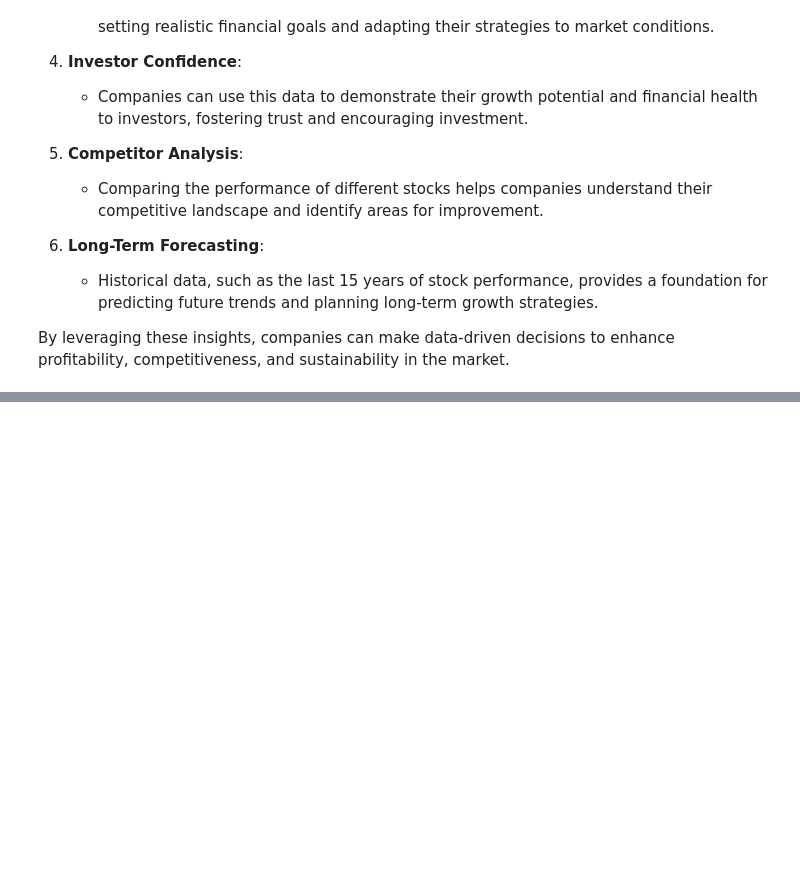
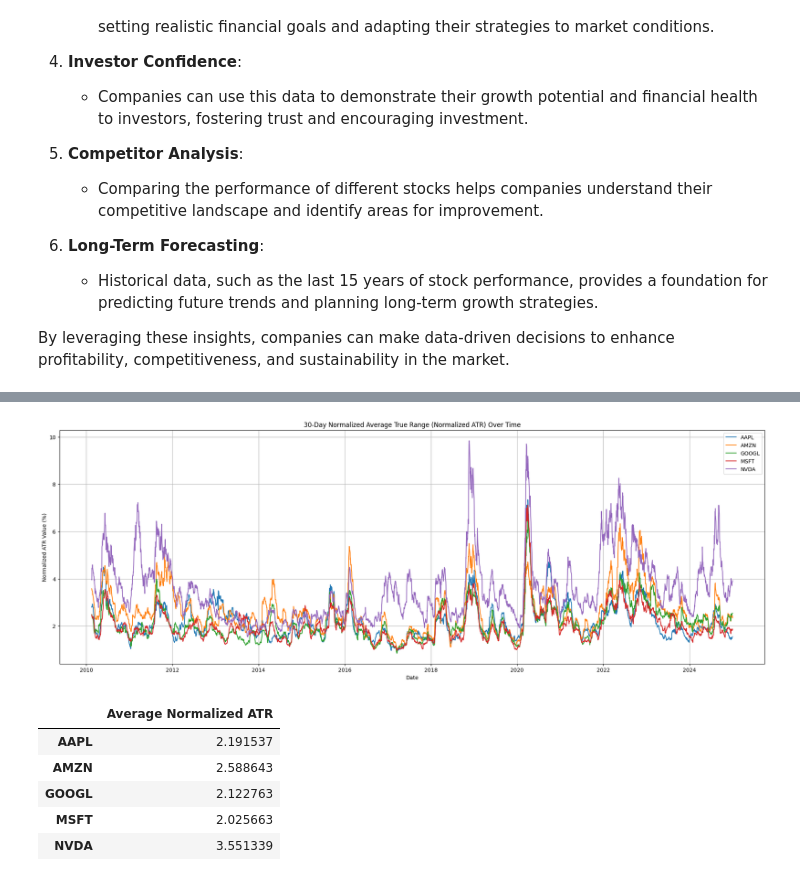
Before and after one commit to StevenKubecka/IS-2053-001-Project, a Jupyter notebook: Project.ipynb, the cells around one changed output, grey strips where cells are left out. Cells and saved outputs as stored; diff of their text form; code cells hidden in the pictures; blank space fills up the shorter version.

```diff
--- a/Project.ipynb
+++ b/Project.ipynb
@@ -265,0 +307,41 @@ By leveraging these insights, companies can make data-driven decisions to enhanc
+# %%
+atr_df = pd.DataFrame() #Creates a new data frame
+
+for stock in STOCKS: #loops through each stock
+  #TR Calculation
+  atr_df[f'High-Low_{stock}'] = df[f'High_{stock}'] - df[f'Low_{stock}'] #Adds a column with the difference between High and Low for each day
+  atr_df[f'High-Prev_Close_{stock}'] = abs(df[f'High_{stock}'] - df[f'Close_{stock}'].shift(1)) #Adds a column with the absolute value of the difference between High and Previous Close for each day
+  atr_df[f'Low-Prev_Close_{stock}'] = abs(df[f'Low_{stock}'] - df[f'Close_{stock}'].shift(1)) #Adds a column with the absolute value of the difference between Low and Previous Close for each day
+  atr_df[f'TR_{stock}'] = atr_df[[f'High-Low_{stock}', f'High-Prev_Close_{stock}', f'Low-Prev_Close_{stock}']].max(axis=1) #Adds a column with the True Range value which is the largest value of the previous three
+
+  #ATR and Normalized ATR Calculation
+  atr_df[f'ATR_{stock}'] = atr_df[f'TR_{stock}'].rolling(window=30).mean() #Rolling 30 day Average of the TR
+  atr_df[f'Normalized_ATR_{stock}'] = atr_df[f'ATR_{stock}']/df[f'Close_{stock}']*100 #Normalized by dividng by closing price and multiplying by 100 to get the percentage
+
+#Line Graph
+plt.figure(figsize=(24, 8)) #Plot size Large size is needed for the amount of data points
+for stock in STOCKS: #loops though each stock
+    plt.plot(df['Date'], atr_df[f'Normalized_ATR_{stock}'], label=stock) #plots the graph you see below
+
+#labels and title
+plt.xlabel('Date')
+plt.ylabel('Normalized ATR Value (%)')
+plt.title('30-Day Normalized Average True Range (Normalized ATR) Over Time')
+
+plt.legend() #Adds a legend
+plt.grid(True) #Adds a grid
+plt.show() #Displays the line graph
+
+#Average Normalized ATR Table
+average_atr = atr_df[[f'Normalized_ATR_{stock}' for stock in STOCKS]].mean().to_frame() #Creates a new frame which contains the average Normalized ATRs for each stock
+average_atr.index = STOCKS #Changes the index to be the Stock names
+average_atr.columns = ['Average Normalized ATR'] #Adds a column name
+average_atr #Displays the data frame
+# %% [output]
+[figure, added]
+|  | Average Normalized ATR |
+| AAPL | 2.191537 |
+| AMZN | 2.588643 |
+| GOOGL | 2.122763 |
+| MSFT | 2.025663 |
+| NVDA | 3.551339 |
```
Also changed, not shown: parts of 15 cells of this notebook.
